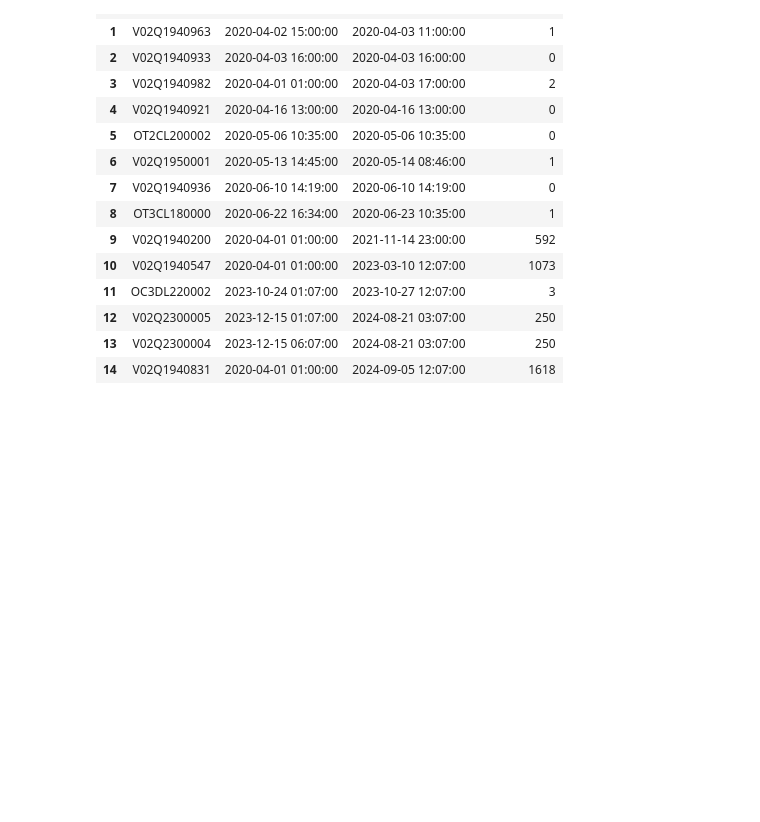
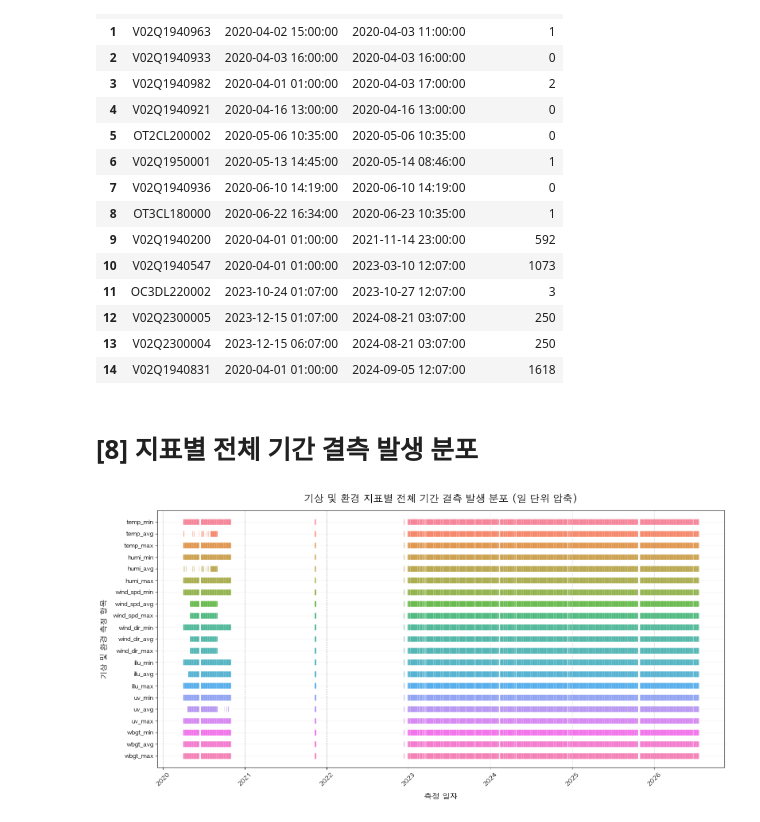
Before and after one commit to kxiarium2003/sdot-analysis, a Jupyter notebook: eda/05-eda-climate.ipynb, the cells around one changed output. Saved outputs shown, nothing was run; the diff lists cells and outputs as text; code cells hidden in the pictures; blank space fills up the shorter version.

```diff
--- a/eda/05-eda-climate.ipynb
+++ b/eda/05-eda-climate.ipynb
@@ -802,3 +802,80 @@ display(df_dead_sensors.head(15))
 | 12 | V02Q2300005 | 2023-12-15 01:07:00 | 2024-08-21 03:07:00 | 250 |
 | 13 | V02Q2300004 | 2023-12-15 06:07:00 | 2024-08-21 03:07:00 | 250 |
 | 14 | V02Q1940831 | 2020-04-01 01:00:00 | 2024-09-05 12:07:00 | 1618 |
+# %% [markdown]
+# [8] 지표별 전체 기간 결측 발생 분포
+# %%
+import duckdb
+import pandas as pd
+import matplotlib.pyplot as plt
+import seaborn as sns
+
+# 한글 폰트 설정
+# plt.rc('font', family='Malgun Gothic') # Windows
+plt.rc('font', family='AppleGothic') # Mac
+plt.rcParams['axes.unicode_minus'] = False
+
+climate_cols = ['temp_min','temp_avg', 'temp_max',
+                'humi_min','humi_avg', 'humi_max',
+                'wind_spd_min','wind_spd_avg', 'wind_spd_max',
+                'wind_dir_min','wind_dir_avg', 'wind_dir_max',
+                'illu_min','illu_avg', 'illu_max',
+                'uv_min','uv_avg', 'uv_max',
+                'wbgt_min','wbgt_avg', 'wbgt_max']
+
+# --------------------------------------------------
+# 1. 초경량화 데이터 추출: DISTINCT DATE() 활용
+# --------------------------------------------------
+# 수백만 건의 원본 데이터 대신, "결측이 발생한 날짜"만 중복 없이 가져옵니다.
+# 아무리 데이터가 많아도 (전체 일수 x 20개 지표) 건수 이상을 넘지 않아 매우 가볍습니다.
+queries = []
+for col in climate_cols:
+    q = f"""
+        SELECT DISTINCT DATE(measure_timestamp) AS measure_date, '{col}' AS indicator
+        FROM v_sdot
+        WHERE {col} IS NULL
+    """
+    queries.append(q)
+
+query_lightweight = " UNION ALL ".join(queries)
+
+# 쿼리 실행 (순식간에 끝납니다!)
+df_missing_scatter = duckdb.sql(query_lightweight).df()
+df_missing_scatter['measure_date'] = pd.to_datetime(df_missing_scatter['measure_date'])
+
+# --------------------------------------------------
+# 2. 산점도(Scatter Plot) 시각화
+# --------------------------------------------------
+plt.figure(figsize=(16, 8))
+
+if df_missing_scatter.empty:
+    print("🚨 결측 데이터가 없습니다.")
+else:
+    # y축 정렬
+    order_list = list(reversed(climate_cols))
+
+    sns.scatterplot(
+        data=df_missing_scatter,
+        x='measure_date',
+        y='indicator',
+        hue='indicator',
+        marker='|',
+        s=100,             # 일 단위이므로 마커 크기를 키워 연속성을 강조
+        alpha=0.6,
+        legend=False
+    )
+
+    plt.title('기상 및 환경 지표별 전체 기간 결측 발생 분포 (일 단위 압축)', fontsize=18, fontweight='bold', pad=15)
+    plt.xlabel('측정 일자', fontsize=14, labelpad=10)
+    plt.ylabel('기상 및 환경 측정 항목', fontsize=14, labelpad=10)
+
+    plt.grid(axis='x', linestyle='--', alpha=0.7)
+    plt.grid(axis='y', linestyle='-', alpha=0.2)
+
+    plt.yticks(fontsize=11)
+    plt.xticks(fontsize=11, rotation=45)
+
+    plt.tight_layout()
+    plt.show()
+# %% [output]
+[figure, added]
```
